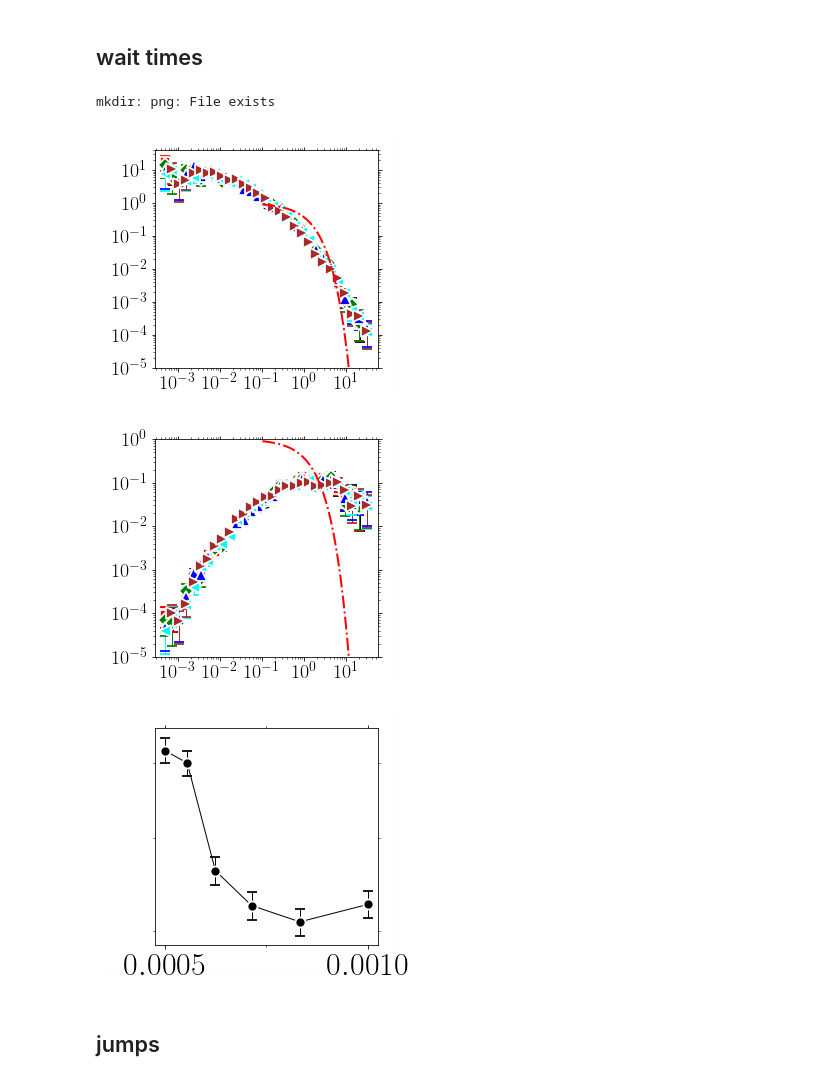
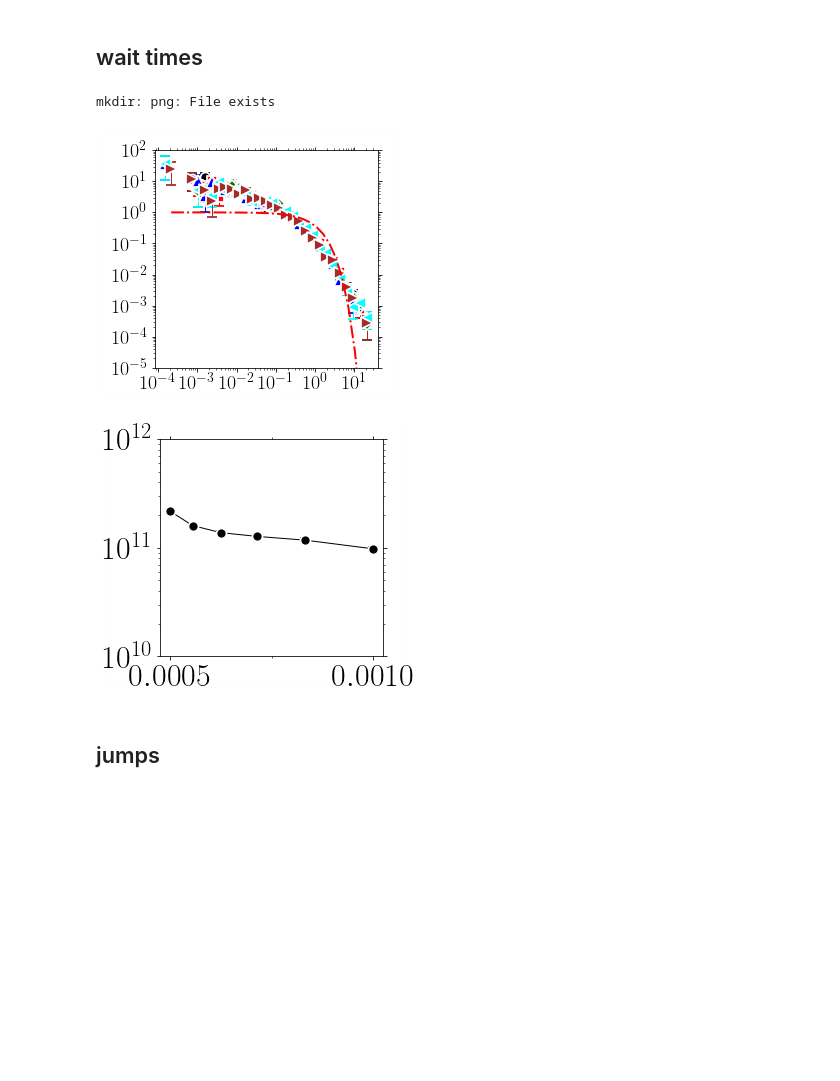
Before and after one commit to kkarimi62/vacancyDiffusion, a Jupyter notebook: postproc/postproc.ipynb, the cells around one changed output. Saved outputs shown, nothing was run; the diff lists cells and outputs as text; code cells hidden in the pictures; blank space fills up the shorter version.

```diff
--- a/postproc/postproc.ipynb
+++ b/postproc/postproc.ipynb
@@ -1151,7 +1246,7 @@ class Stats(Temperature):
                           )
         #
         xhi=self.ax.axis()[1]
-        xarr = np.logspace(np.log10(xhi)-2.5,np.log10(xhi),32)
+        xarr = np.logspace(np.log10(xhi)-5.0,np.log10(xhi),32)
         utl.PltErr( xarr if scale else None,
                    np.exp(-xarr) if scale else None,
                    attrs={'fmt':'-.r','lw':2},
@@ -1217,52 +1312,50 @@ if not eval(confParser['flags']['RemoteMachine']):
 #        [1000,1200,1400,1600,1800,2000],6,
         [1000,1200,1400,1600,1800,2000],8,
 #        [1000,1200,1400,1600,1800,2000],1,
 #        np.arange(1000,1440,80),1,
         verbose=False
                      )
-    stats.Parse( list(map(lambda x:'CantorNatom16KTemp%sKEnsemble8/Run%s/msd/event_times.txt'%(x[0],x[1]),
-#    stats.Parse( list(map(lambda x:'NiCoCrNatom1KTemp%sK/Run%s/msd/event_times.txt'%(x[0],x[1]),
+#    stats.Parse( list(map(lambda x:'CantorNatom16KTemp%sKEnsemble8/Run%s/msd/event_times.txt'%(x[0],x[1]),
+    stats.Parse( list(map(lambda x:'NiCoCrNatom1KTemp%sK/Run%s/msd/event_times.txt'%(x[0],x[1]),
 #    stats.Parse( list(map(lambda x:'NiNatom16KTemp%sK/Run%s/msd/event_times.txt'%(x[0],x[1]),
                          stats.temps_runs ))
                )
     stats.PlotWaitTimes(scale=True,
                         **{'xscale':'log',
                   'yscale':'log',
 #                   'xlim':(1e-9,1e-3),
-                   'ylim':(1e-5,4e1), #(1e-5,1e2),
+                   'ylim':(1e-5,1e2), #(1e-5,1e2),
 #                           'xstr':r'$\Delta t$',
 #                           'ystr':r'$P(\Delta t)$',
-                   'title':'png/waitTimes_unscaled_ni.png'},
+                   'title':'png/waitTimes_unscaled_nicocr.png'},
 
                        )
-    stats.PlotWaitTimes(scale=True,scalePowerLaw=True,
-                        **{'xscale':'log',
-                  'yscale':'log',
-#                   'xlim':(1e-9,1e-3),
-                   'ylim':(1e-5,1e0), #(1e-5,1e2),
-#                           'xstr':r'$\Delta t$',
-#                           'ystr':r'$P(\Delta t)$',
-                   'title':'png/waitTimes_rescaled_ni.png'},
-
-                       )
+#     stats.PlotWaitTimes(scale=True,scalePowerLaw=True,
+#                         **{'xscale':'log',
+#                   'yscale':'log',
+# #                   'xlim':(1e-9,1e-3),
+#                    'ylim':(1e-5,1e0), #(1e-5,1e2),
+# #                           'xstr':r'$\Delta t$',
+# #                           'ystr':r'$P(\Delta t)$',
+#                    'title':'png/waitTimes_rescaled_ni.png'},
+#                       )
     stats.PlotAverageRate(
                 **{
                     'fontsize':32,
 #                  'xscale':'log',
                   'yscale':'log',
 #                   'xlim':(1e-9,1e-3),
-#                   'ylim':(1e10,1e12), #(1e-5,1e2),
+                   'ylim':(1e10,1e12), #(1e-5,1e2),
 #                           'xstr':r'$1/T$',
 #                           'ystr':r'$\lambda$',
-                   'title':'png/eventRate_ni.png'},
+                   'title':'png/eventRate_nicocr.png'},
 
     )
     #stats.Barries()
 # %% [output]
 mkdir: png: File exists
-[figure, old version]
+[figure, new version]
-[figure, old version]
+[figure, new version]
-[figure, removed]
 # %% [markdown]
 ## jumps
 # %%
```
Also changed, not shown: parts of 10 cells of this notebook, 2 other files.
